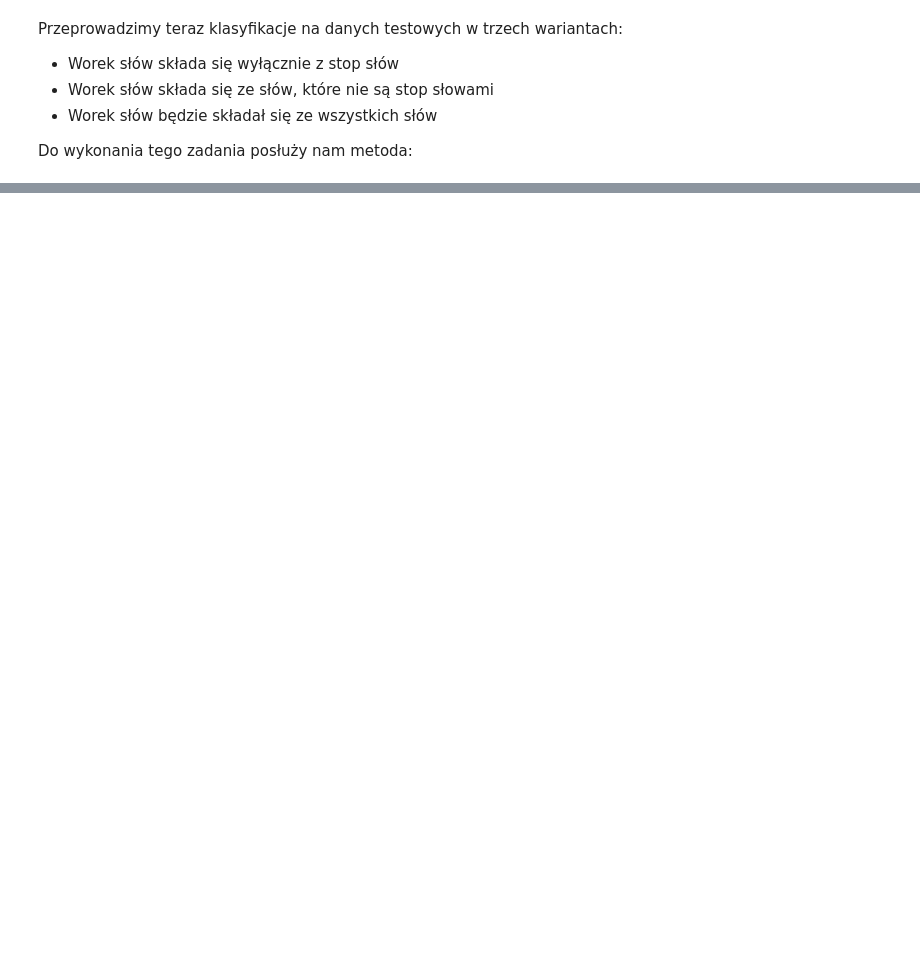
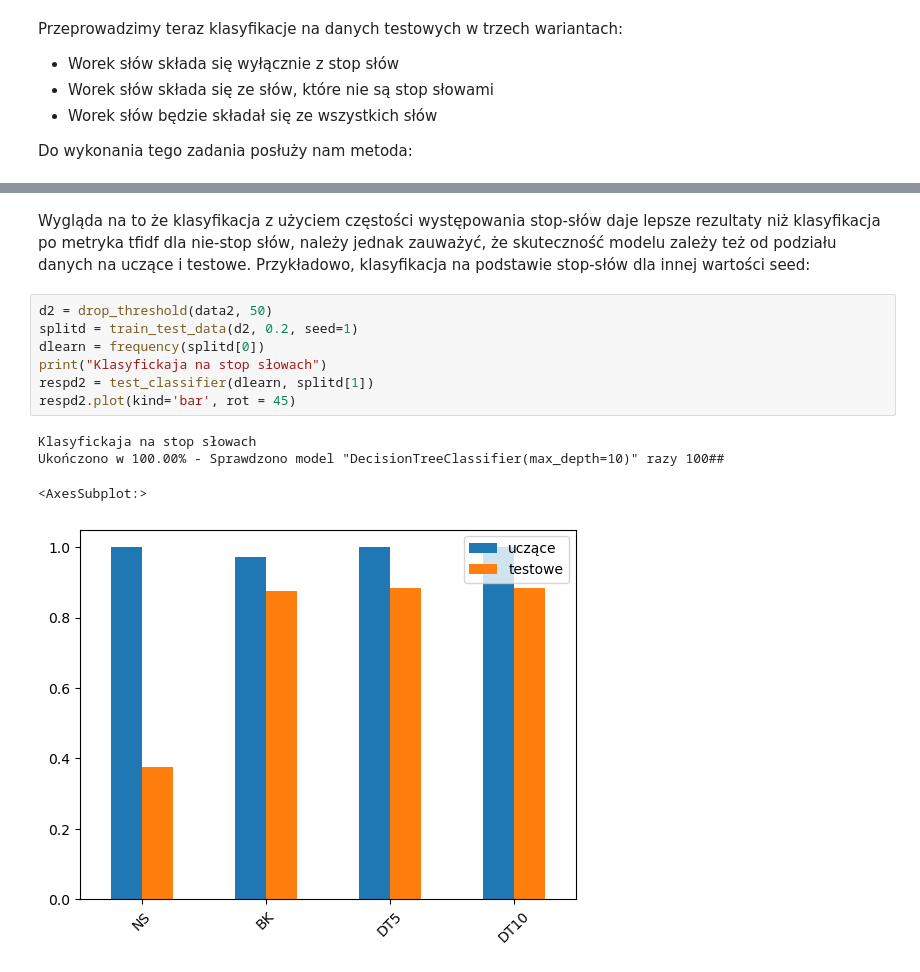
Before and after one commit to opprotossball/PRiAD-Project, a Jupyter notebook: Projekt.ipynb, the cells around one changed output, grey strips where cells are left out. Saved outputs shown, nothing was run; the diff lists cells and outputs as text; blank space fills up the shorter version.

```diff
--- a/Projekt.ipynb
+++ b/Projekt.ipynb
@@ -418,0 +357,14 @@ data1m
+# %% [markdown]
+Wygląda na to że klasyfikacja z użyciem częstości występowania stop-słów daje lepsze rezultaty niż klasyfikacja po metryka tfidf dla nie-stop słów, należy jednak zauważyć, że skuteczność modelu zależy też od podziału danych na uczące i testowe. Przykładowo, klasyfikacja na podstawie stop-słów dla innej wartości seed:
+# %%
+d2 = drop_threshold(data2, 50)
+splitd = train_test_data(d2, 0.2, seed=1)
+dlearn = frequency(splitd[0])
+print("Klasyfickaja na stop słowach")
+respd2 = test_classifier(dlearn, splitd[1])
+respd2.plot(kind='bar', rot = 45)
+# %% [output]
+Klasyfickaja na stop słowach
+Ukończono w 100.00% - Sprawdzono model "DecisionTreeClassifier(max_depth=10)" razy 100##
+<AxesSubplot:>
+[figure, added]
```
Also changed, not shown: parts of 33 cells of this notebook.
